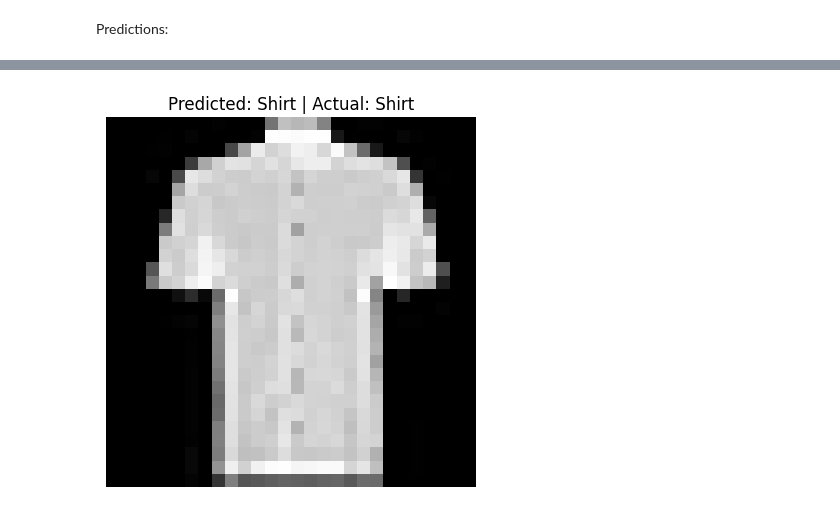
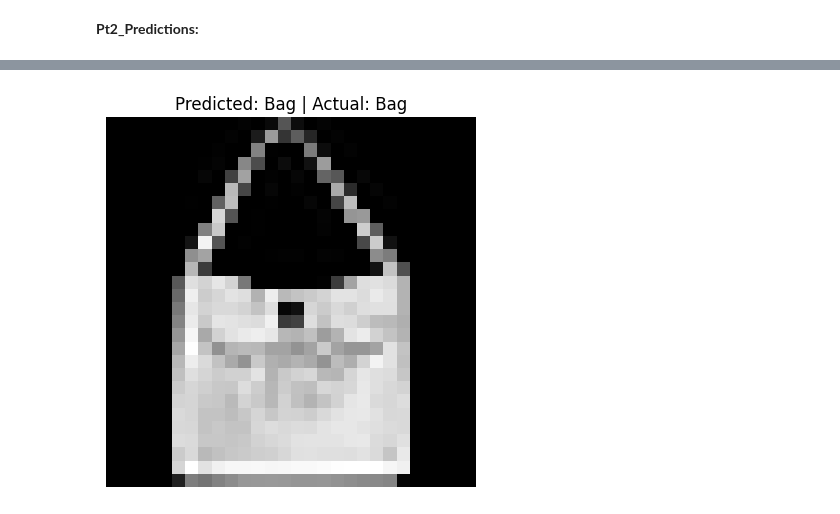
Before and after one commit to TM4CK/fashion-mnist-cnn, a Jupyter notebook: fashion_mnist_cnn.ipynb, the cells around one changed output, grey strips where cells are left out. Cells and saved outputs as stored; diff of their text form; code cells hidden in the pictures.

```diff
--- a/fashion_mnist_cnn.ipynb
+++ b/fashion_mnist_cnn.ipynb
@@ -102,5 +94,5 @@ Test Accuracy: 0.91
-# %% [markdown]
-Predictions:
+# %% [markdown]
+**Pt2_Predictions:**
 # %%
 # Label map
 class_names = [
@@ -109,12 +101,11 @@ class_names = [
 ]
 
 # Predict a single image (change the index to try different ones)
-index = 40  # CHANGE for ask model to perdict an image
+index = 700  # THIS
 image = test_images[index]
 label = test_labels[index]
 
 # Predict
-import numpy as np
 prediction = model.predict(np.expand_dims(image, axis=0))
 predicted_label = np.argmax(prediction)
 
@@ -128 +119 @@ plt.show()
-[figure, old version]
+[figure, new version]
```
Also changed, not shown: parts of 4 cells of this notebook, 1 other file.
